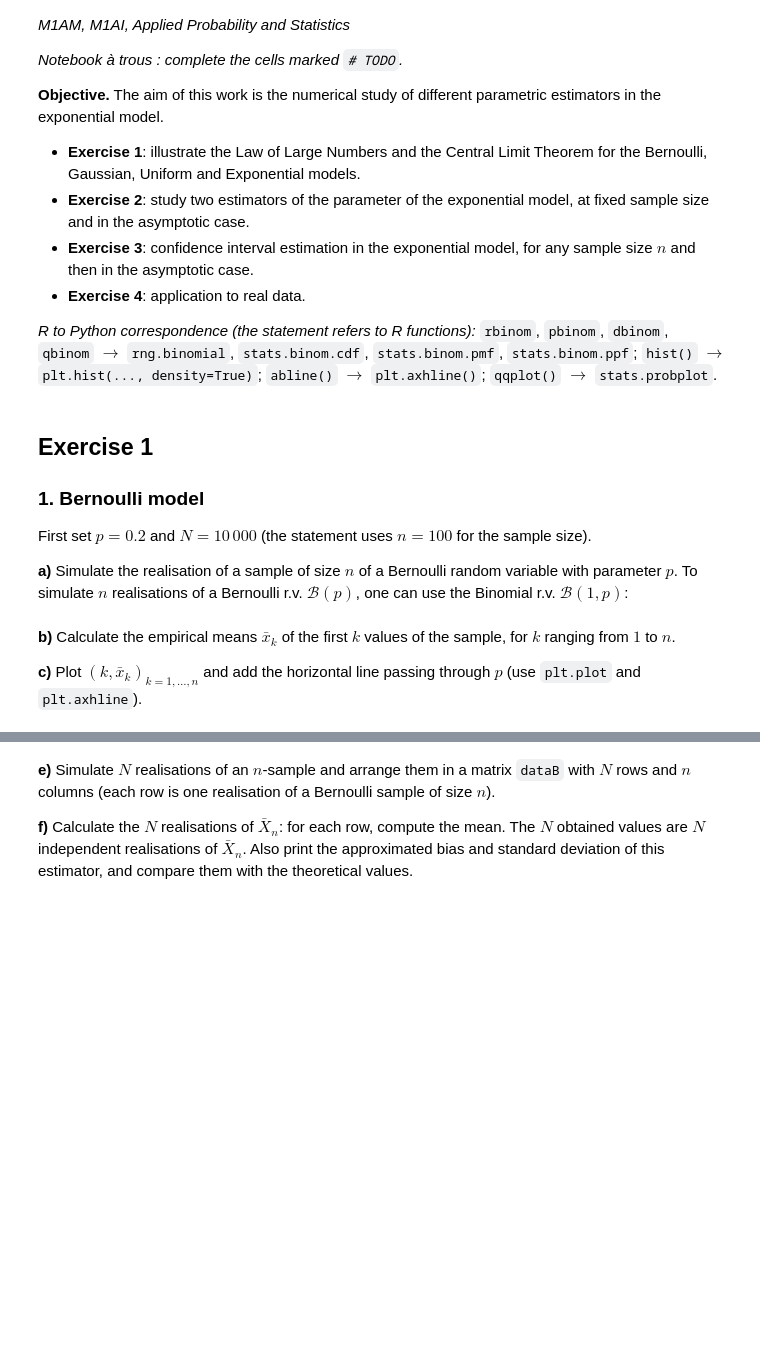
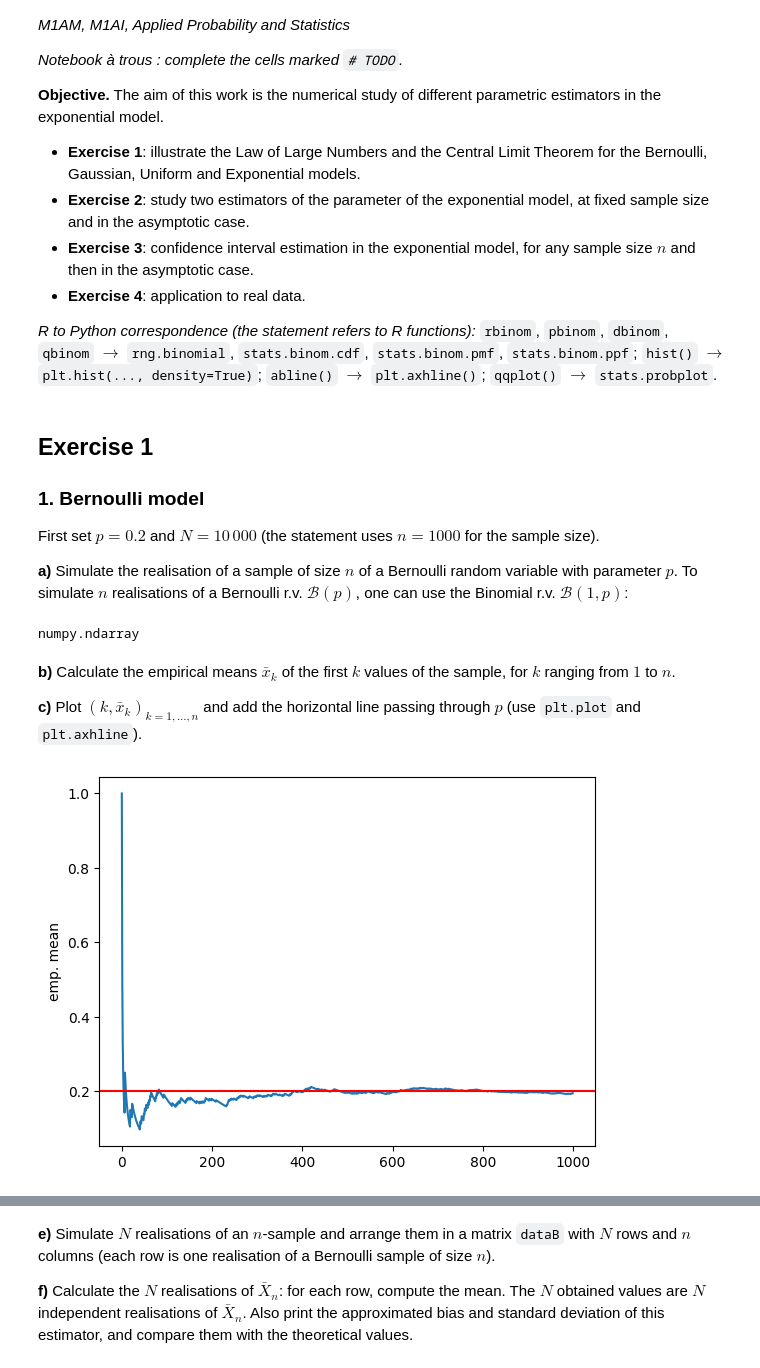
Before and after one commit to dagharsiwar/Projet-de-d-veloppement, a Jupyter notebook: TP2.ipynb, the cells around one changed output, grey strips where cells are left out. Saved outputs shown, nothing was run; the diff lists cells and outputs as text; code cells hidden in the pictures; blank space fills up the shorter version.

```diff
--- a/TP2.ipynb
+++ b/TP2.ipynb
@@ -24,7 +24,7 @@ rng = np.random.default_rng(seed=None)
 
 ### 1. Bernoulli model
 
-First set $p = 0.2$ and $N = 10\,000$ (the statement uses $n = 100$ for the sample size).
+First set $p = 0.2$ and $N = 10\,000$ (the statement uses $n = 1000$ for the sample size).
 
 **a)** Simulate the realisation of a sample of size $n$ of a Bernoulli random variable with parameter $p$. To simulate $n$ realisations of a Bernoulli r.v. $\mathcal{B}(p)$, one can use the Binomial r.v. $\mathcal{B}(1,p)$:
 # %%
@@ -32,20 +32,27 @@ n = 1000
 p = 0.2
 
 # TODO: simulate n realisations of a Bernoulli(p) random variable using rng.binomial
-xB = ...  # your code here
+xB = rng.binomial(1, p, n)
+type(xB)
+# %% [output]
+numpy.ndarray
 # %% [markdown]
 **b)** Calculate the empirical means $\bar{x}_k$ of the first $k$ values of the sample, for $k$ ranging from $1$ to $n$.
 
 **c)** Plot $(k, \bar{x}_k)_{k=1,\dots,n}$ and add the horizontal line passing through $p$ (use `plt.plot` and `plt.axhline`).
 # %%
 # TODO: compute the running (cumulative) empirical mean pestB of xB
-pestB = ...  # your code here
+pestB = np.cumsum(xB)/np.arange(1, len(xB) + 1)
 
 # TODO: plot pestB against k, add a horizontal red line at p
 plt.figure()
 # your code here
+plt.plot(pestB)
+plt.axhline(y=p, color="red")
 plt.ylabel("emp. mean")
 plt.show()
+# %% [output]
+[figure, added]
 # %% [markdown]
 **d)** Run your script several times (the simulated sample changes) and observe the results. What do you observe when $k \rightarrow +\infty$? Which theorem does this illustrate?
 
```
Also changed, not shown: parts of 4 cells of this notebook.
